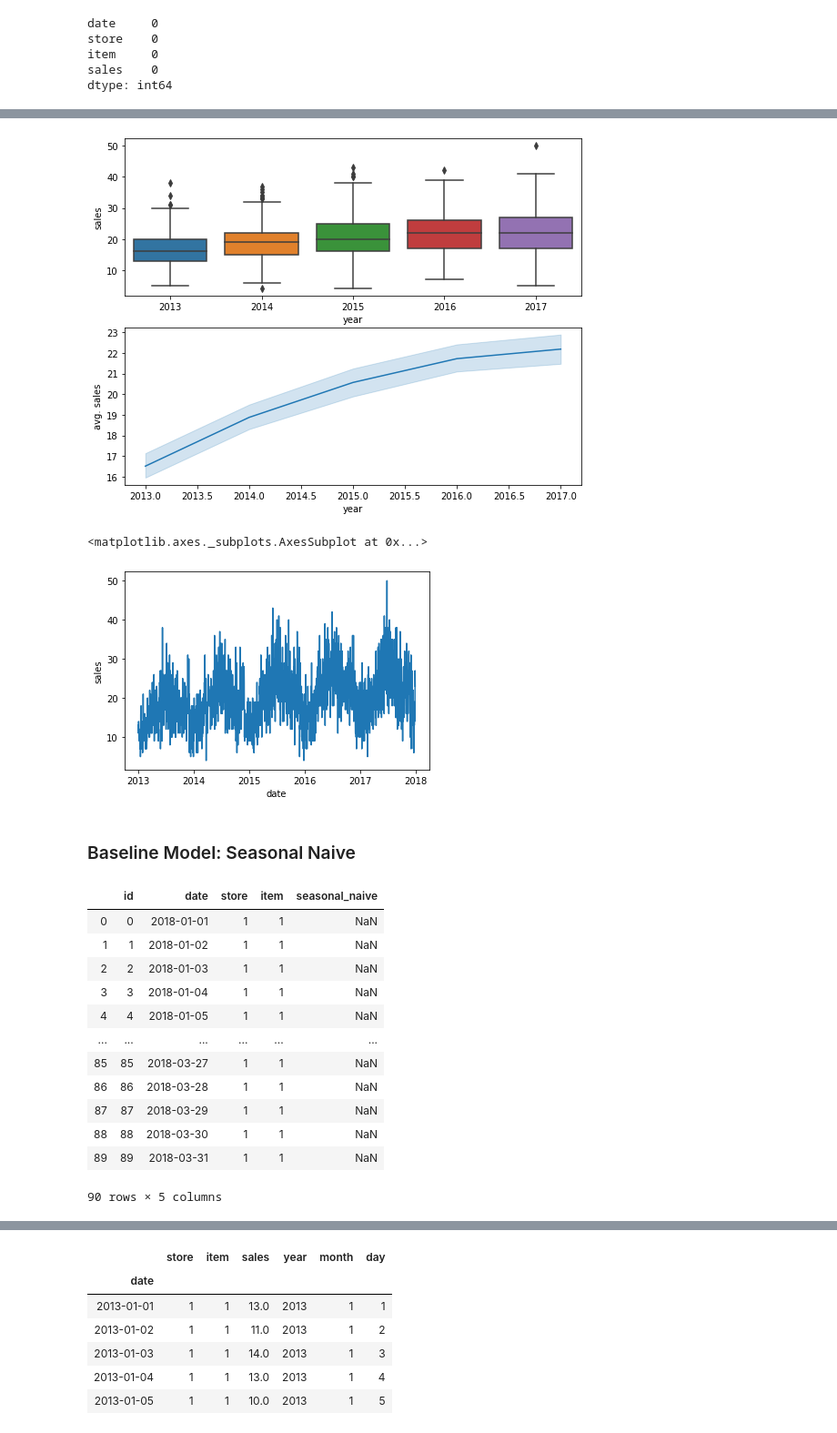
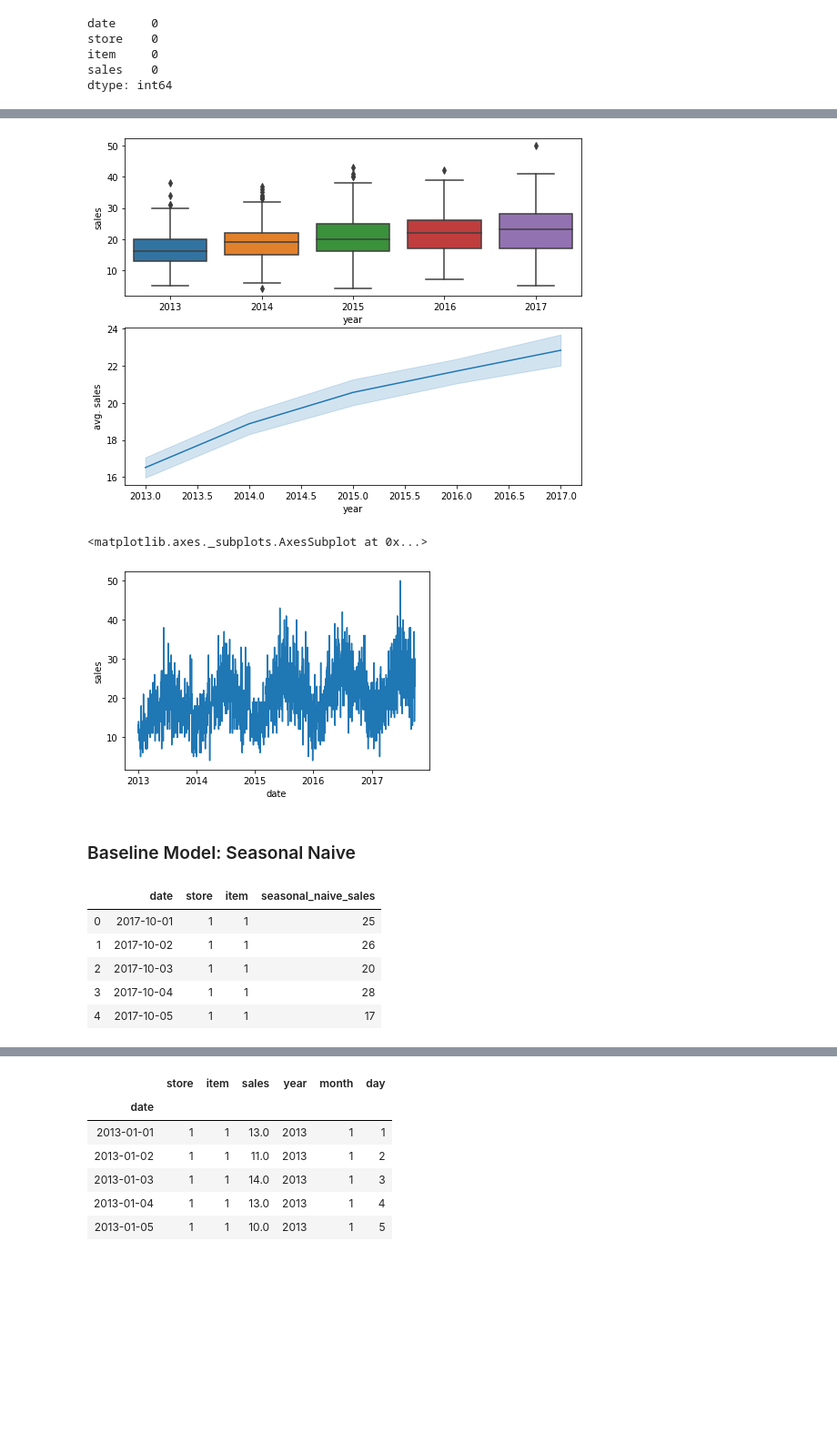
Before and after one commit to akshitvjain/product-sales-forecasting, a Jupyter notebook: notebook-sales-demand-forecasting.ipynb, the cells around one changed output, grey strips where cells are left out. Shown: that part at 91% size. Cells and saved outputs as stored; diff of their text form; code cells hidden in the pictures; blank space fills up the shorter version.

```diff
--- a/notebook-sales-demand-forecasting.ipynb
+++ b/notebook-sales-demand-forecasting.ipynb
@@ -14,8 +14,8 @@ import numpy as np
 import seaborn as sn
 from statsmodels.tsa.seasonal import seasonal_decompose
 # %%
-train_df = pd.read_csv('data/train.csv')
-train_df.head()
+df = pd.read_csv('data/train.csv')
+df
 # %% [output]
 |  | date | store | item | sales |
 | 0 | 2013-01-01 | 1 | 1 | 13 |
@@ -34,15 +45,19 @@ dtype: int64
 # %%
 # Filter records for store 1 and item 1 -> to be able to scale to other items in the future
-train_df = train_df[train_df['store'] == 1]
-train_df = train_df[train_df['item'] == 1]
+df = df[df['store'] == 1]
+df = df[df['item'] == 1]
 
-# <<<<<< create test_df from train_df HERE >>>>>>
+df['date'] = pd.to_datetime(df['date'], format='%Y-%m-%d') # convert date column to datatime object
 
-train_df['date'] = pd.to_datetime(train_df['date'], format='%Y-%m-%d') # convert date column to datatime object
+# Split the series to predict the last 3 months of 2017
+temp_df = df.set_index('date')
+train_df = temp_df.loc[:'2017-09-30'].reset_index(drop=False)
+test_df = temp_df.loc['2017-10-01':].reset_index(drop=False)
+
 train_df['year'] = train_df['date'].dt.year
 train_df['month'] = train_df['date'].dt.month
 train_df['day'] = train_df['date'].dt.day
-train_df.head()
+train_df
 # %% [output]
 |  | date | store | item | sales | year | month | day |
 | 0 | 2013-01-01 | 1 | 1 | 13 | 2013 | 1 | 1 |
@@ -63,35 +103,28 @@ sn.boxplot(x='year', y='sales', data=train_df, ax=axs[0])
 sn.lineplot(x='year', y='sales', data=train_df, ax=axs[1])
 _ = axs[1].set(ylabel='avg. sales')
 # %% [output]
-[figure, old version]
+[figure, new version]
 # %%
 sn.lineplot(x='date', y='sales', data=train_df)
 # %% [output]
 <matplotlib.axes._subplots.AxesSubplot at 0x...>
-[figure, old version]
+[figure, new version]
 # %% [markdown]
 ### Baseline Model: Seasonal Naive
 # %%
-test_df['date'] = pd.to_datetime(test_df['date'], format='%Y-%m-%d') # converting date to datetime object
+# subtract 1 year from test data
 dates = (test_df['date'] - np.timedelta64(1, 'Y') + \
-        np.timedelta64(1, 'D')).values.astype('datetime64[D]') # subtract 1 year from test data
-seasonal_naive = train_df[train_df['date'].astype('datetime64[D]').isin(dates)]['sales']
+        np.timedelta64(1, 'D')).values.astype('datetime64[D]')
+seasonal_naive_sales = train_df[train_df['date'].astype('datetime64[D]').isin(dates)]['sales']
 
-# make a copy of the test_df and filter store 1 and item 1
-sn_test_df = test_df.copy()
-sn_test_df = sn_test_df[sn_test_df['store'] == 1]
-sn_test_df = sn_test_df[sn_test_df['item'] == 1]
+# make a copy of the test_df and make naive predictions for the last 3 months of 2017
+sn_pred_df = test_df.copy().drop('sales', axis=1)
+sn_pred_df['seasonal_naive_sales'] = pd.DataFrame(seasonal_naive_sales).set_index(test_df.index)
+sn_pred_df.head()
 # %% [output]
-|  | id | date | store | item | seasonal_naive |
-| 0 | 0 | 2018-01-01 | 1 | 1 | NaN |
-| 1 | 1 | 2018-01-02 | 1 | 1 | NaN |
-| 2 | 2 | 2018-01-03 | 1 | 1 | NaN |
-| 3 | 3 | 2018-01-04 | 1 | 1 | NaN |
-| 4 | 4 | 2018-01-05 | 1 | 1 | NaN |
-| ... | ... | ... | ... | ... | ... |
-| 85 | 85 | 2018-03-27 | 1 | 1 | NaN |
-| 86 | 86 | 2018-03-28 | 1 | 1 | NaN |
-| 87 | 87 | 2018-03-29 | 1 | 1 | NaN |
-| 88 | 88 | 2018-03-30 | 1 | 1 | NaN |
-| 89 | 89 | 2018-03-31 | 1 | 1 | NaN |
+|  | date | store | item | seasonal_naive_sales |
+| 0 | 2017-10-01 | 1 | 1 | 25 |
+| 1 | 2017-10-02 | 1 | 1 | 26 |
+| 2 | 2017-10-03 | 1 | 1 | 20 |
+| 3 | 2017-10-04 | 1 | 1 | 28 |
+| 4 | 2017-10-05 | 1 | 1 | 17 |
-90 rows × 5 columns
```
Also changed, not shown: parts of 12 cells of this notebook.
